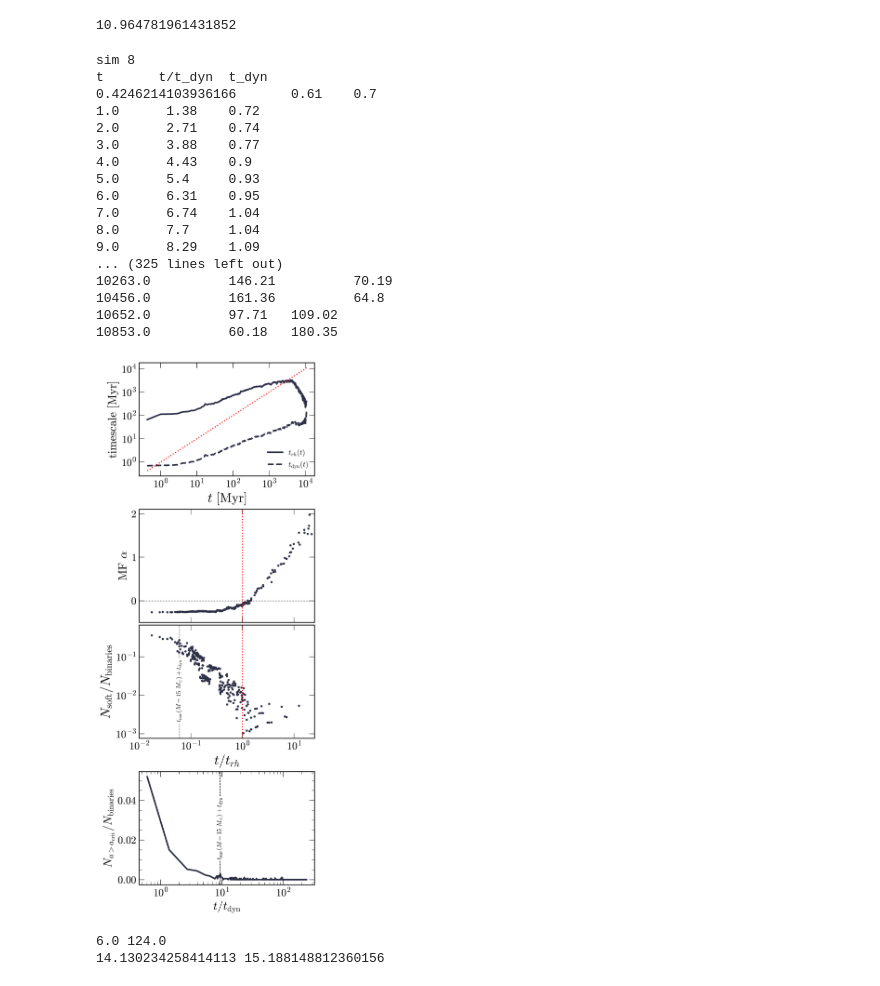
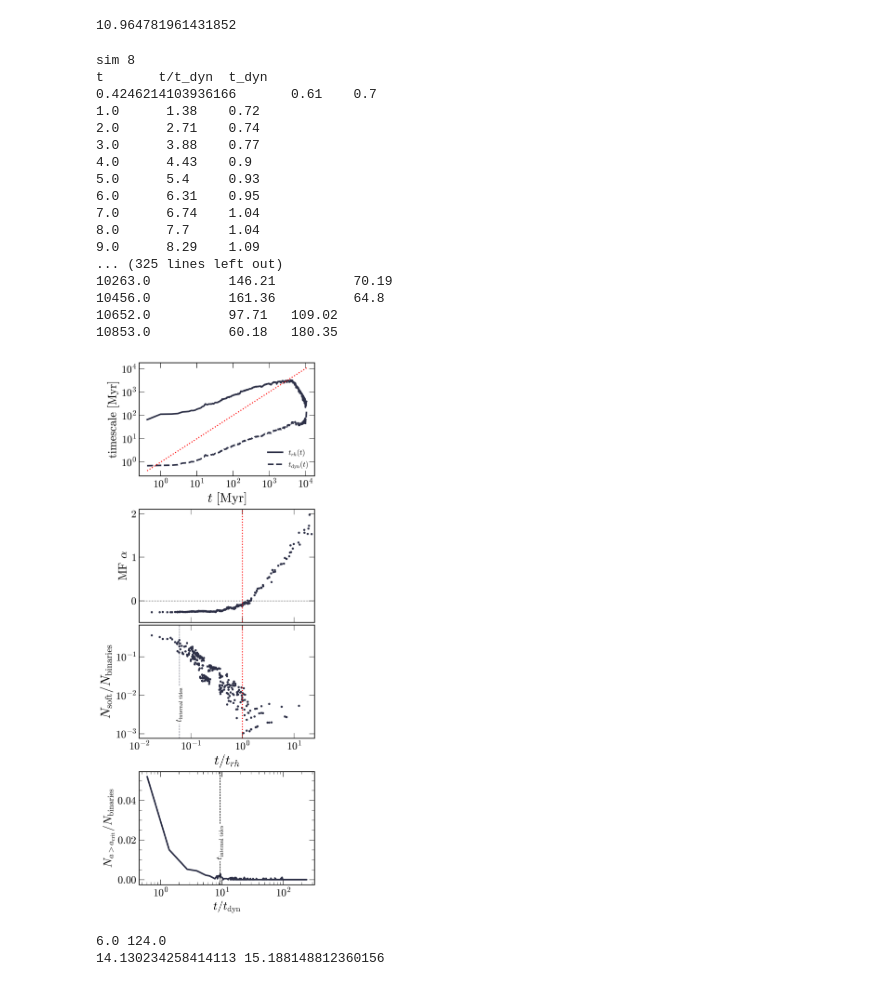
Before and after one commit to anya-m-phillips/p26, a Jupyter notebook: analysis/6_in_cluster_fbins.ipynb, the cells around one changed output. Cells and saved outputs as stored; diff of their text form; code cells hidden in the pictures.

```diff
--- a/analysis/6_in_cluster_fbins.ipynb
+++ b/analysis/6_in_cluster_fbins.ipynb
@@ -318,20 +319,20 @@ for k, n in enumerate(n_vals[:1]):
     #----------------------------------------------------#
     #  getting to the bottom of the change in slope????  #
     #----------------------------------------------------#
-    ### option 1, show where some number of tdyns is:
+    ### option 1, show where some number of tdyns is (e.g., 10)
+    #   after checking by-eye with outputs of this cell:
     i_10tdyn = ivals_10tdyn[k]
     trh_at_10tdyn = t_rh_over_time[i_list_plotting==i_10tdyn]
     tdyn_in_trh_units = i_10tdyn / trh_at_10tdyn
     # axs[3].axvline(tdyn_in_trh_units, linewidth=1, c=colors[k], linestyle='--')
 
-    ### option 2: use TAMS check to judge when expansion would happen.
+    ### option 2: use TAMS age for some massive star
+    # to judge when expansion would happen.
     tdyn_at_tams = tdyn_over_time[i_list_plotting==int(tams_check)] # get the dynamical time at the TAMS of interest
     t_expand = tams_check + tdyn_at_tams # MS lifetime of an 8 Msun star + the dynamical time at the end of its lifetime.
 
     trh_at_texpand = t_rh_over_time[i_list_plotting==int(t_expand)]
     axs[3].axvline(t_expand / trh_at_texpand, linewidth=1, c=colors[k], linestyle='--')
-
-
 
 
     MF_slopes = MF_slopes_list[k]
@@ -429,12 +430,13 @@ for k, n in enumerate(n_vals[:1]):
     ax.text(t_expand / tdyn_at_t_expand,
                 0.01,
                 # r"$t=10~t_{\rm dyn}(t)$",
-                r"$t_{\rm nuc}(M=%i~M_{\odot})+t_{\rm dyn}$"%M_test,
+                # r"$t_{\rm nuc}(M=%i~M_{\odot})+t_{\rm dyn}$"%M_test,
+                r"$t_{\rm internal~tides}$",
                 rotation='vertical',
                 ha='center',
             #  va='center',
                 va='bottom',
-                fontsize=12,
+                fontsize=15,
                     bbox=dict(facecolor='white', alpha=1., edgecolor='none', boxstyle='round,pad=0.2'))
 
 
@@ -443,40 +445,42 @@ axs[3].text(t_expand / trh_at_texpand,
         # 0.4,
             2e-3,
             # r"$t=10~t_{\rm dyn}(t)$",
-            r"$t_{\rm nuc}(M=%i~M_{\odot})+t_{\rm dyn}$"%M_test,
+            # r"$t_{\rm nuc}(M=%i~M_{\odot})+t_{\rm dyn}$"%M_test,
+            r"$t_{\rm internal~tides}$",
             rotation='vertical',
             ha='center',
         #  va='center',
             va='bottom',
-            fontsize=12,
+            fontsize=15,
                 bbox=dict(facecolor='white', alpha=1., edgecolor='none', boxstyle='round,pad=0.2'))
 
 for ax in [axs[2], axs[3]]:
     ax.set_xlim(1e-2, 2.5e1)
     ax.minorticks_off()
 
 axs[0].minorticks_off()
 # plt.savefig("plots/depleting_soft_and_tidally_disruptable.pdf", dpi=300, bbox_inches='tight')
 # plt.savefig("plots/depleting_soft_and_tidally_disruptable_LOG.pdf", dpi=300, bbox_inches='tight')
+plt.savefig("plots/depleting_soft_and_tidally_disruptable_tnuc.pdf", dpi=300, bbox_inches='tight')
 # %% [output]
 sim 8
 t       t/t_dyn  t_dyn
 0.4246214103936166       0.61    0.7
 1.0      1.38    0.72
 2.0      2.71    0.74
 3.0      3.88    0.77
 4.0      4.43    0.9
 5.0      5.4     0.93
 6.0      6.31    0.95
 7.0      6.74    1.04
 8.0      7.7     1.04
 9.0      8.29    1.09
 ... (325 lines left out)
 10263.0          146.21          70.19
 10456.0          161.36          64.8
 10652.0          97.71   109.02
 10853.0          60.18   180.35
-[figure, old version]
+[figure, new version]
 # %%
 #----------------------------------------------------#
 #   finding turnover points in terms of tdyn?        #
```
Also changed, not shown: parts of 1 cell of this notebook, 1 other file.
